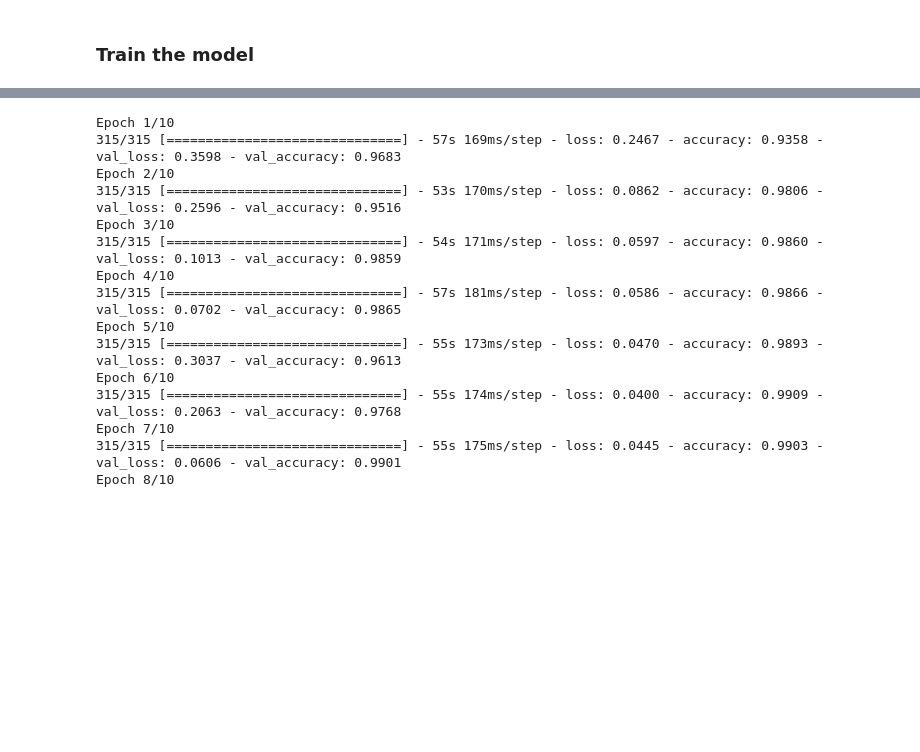
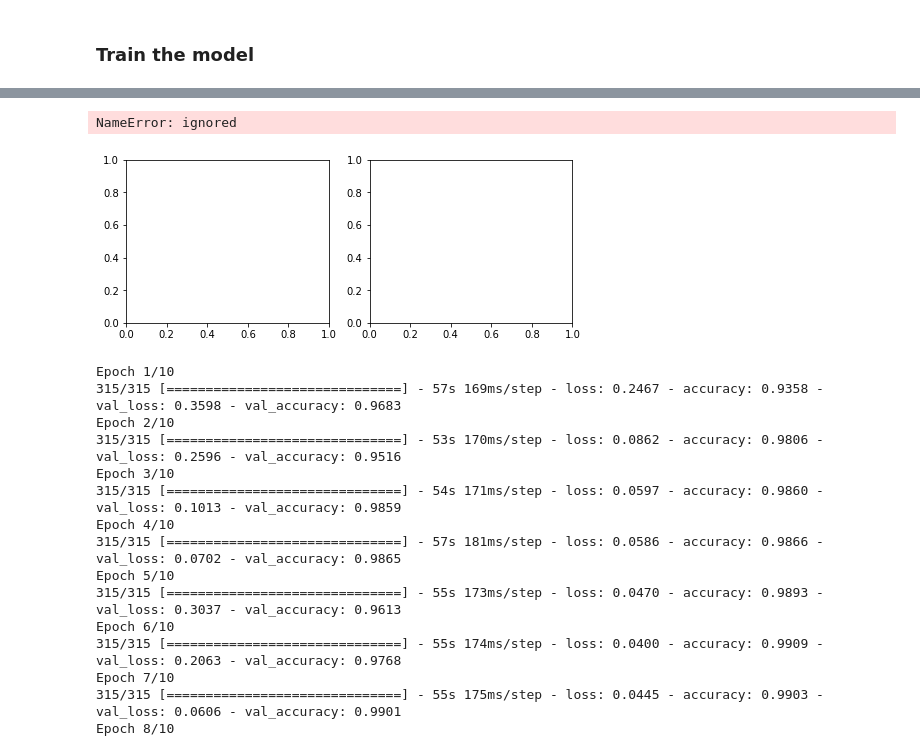
Before and after one commit to PashaIanko/Kaggle.DigitRecognizer, a Jupyter notebook: 0_baseline.ipynb, the cells around one changed output, grey strips where cells are left out. Drawn from its saved outputs; the diff is of its cells as text; code cells hidden in the pictures; blank space fills up the shorter version.

```diff
--- a/0_baseline.ipynb
+++ b/0_baseline.ipynb
@@ -1226,7 +1226,7 @@ xception_history = xception.fit(
         X_validation_xception,
         Y_validation.reshape(-1, 1)
     ),
-    epochs=10,
+    epochs=5,
     batch_size=64,
     callbacks=[
         EarlyStopping(
@@ -1242,3 +1251,8 @@ Epoch 1/10
+# %%
+plot_history(xception_history)
+# %% [output]
+NameError: ignored
+[figure, added]
 # %%
 from tensorflow.keras.callbacks import EarlyStopping
 from tensorflow.keras.callbacks import ModelCheckpoint
```
Also changed, not shown: parts of 7 cells of this notebook.
